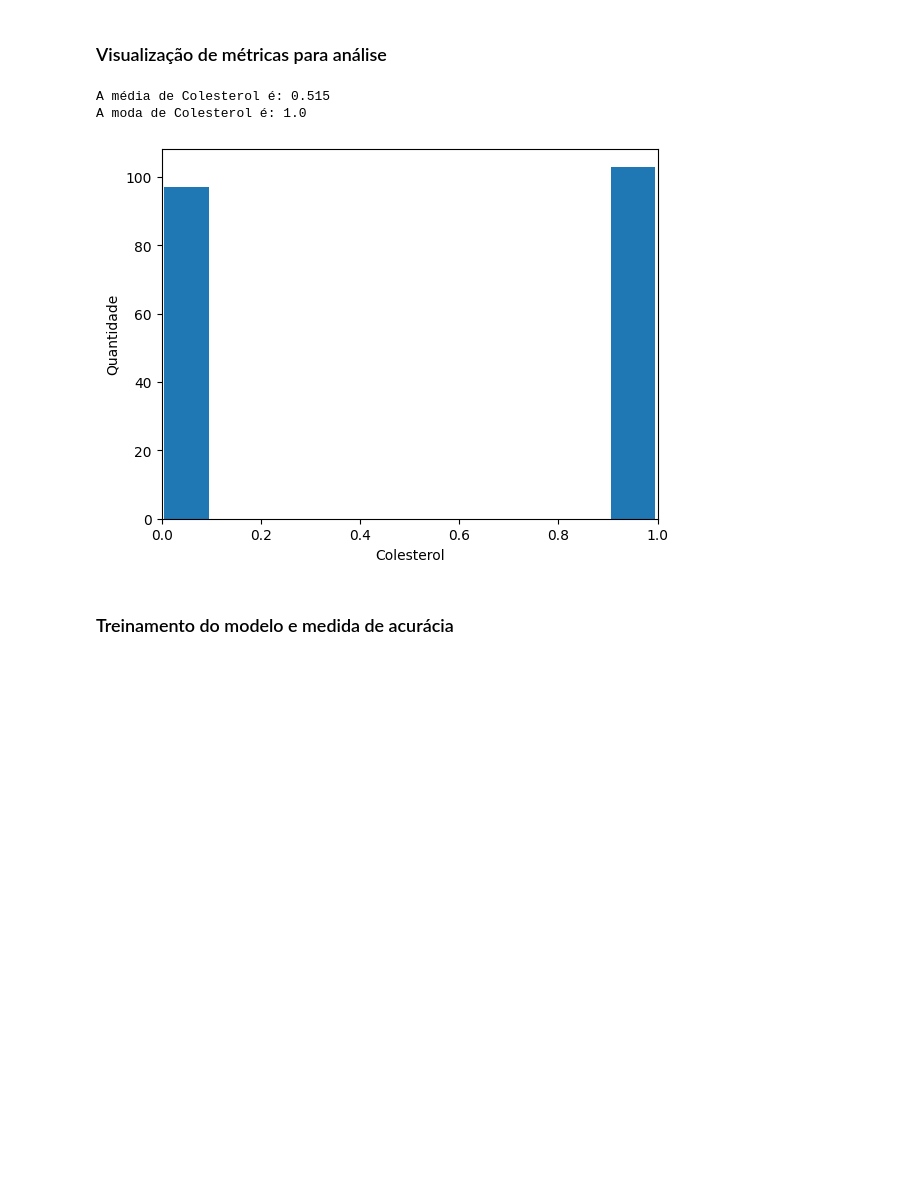
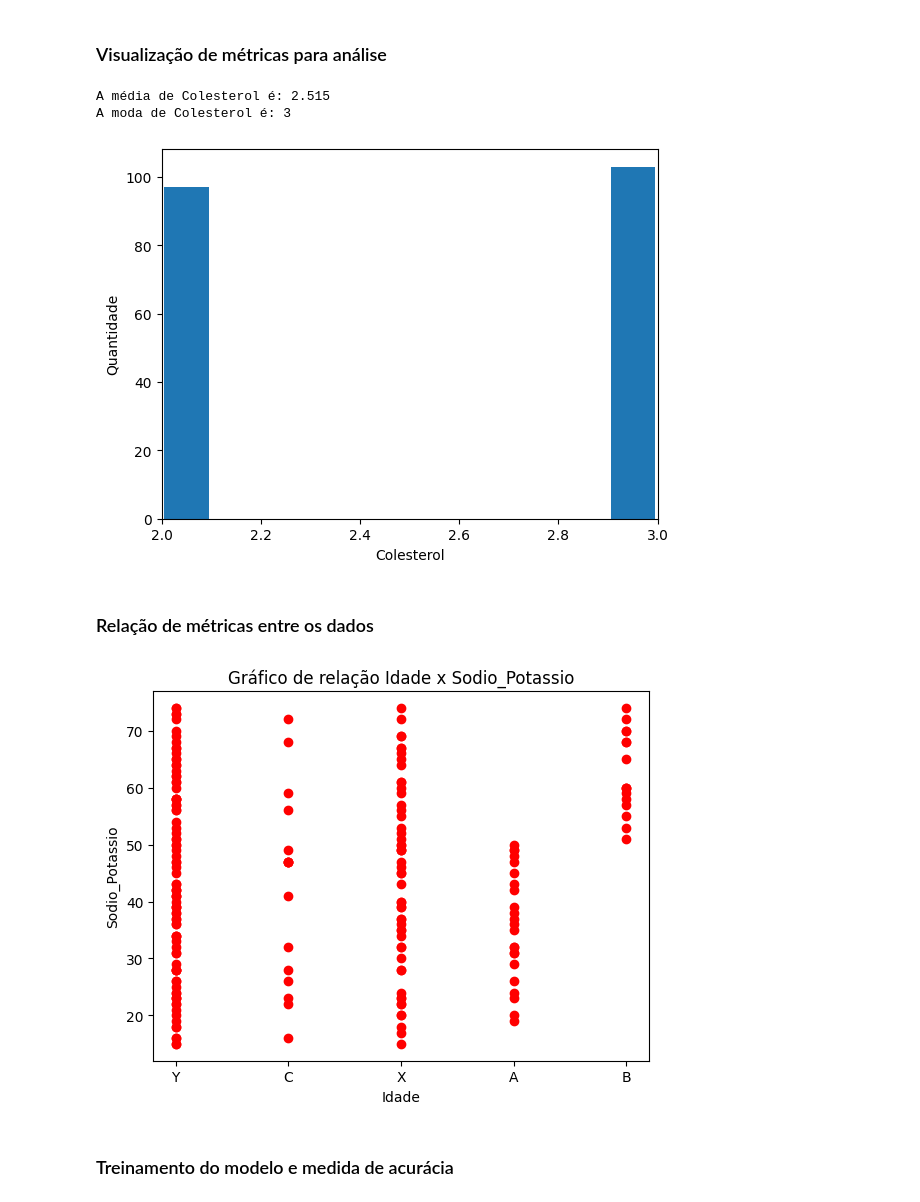
Before and after one commit to gabrielhtres/drug_decision, a Jupyter notebook: drugDecision.ipynb, the cells around one changed output. Saved outputs shown, nothing was run; the diff lists cells and outputs as text; code cells hidden in the pictures; blank space fills up the shorter version.

Commit message:
Criado gráfico de relação de variáveis

```diff
--- a/drugDecision.ipynb
+++ b/drugDecision.ipynb
@@ -66,10 +66,10 @@ x = arquivo[["Idade", "Sexo", "PS", "Sodio_Potassio", "Colesterol"]]
 y = arquivo["Remédio"]
 
 # Normalizamos os dados numéricos
-scaler = MinMaxScaler()
-colunas_numeircas = x[["Idade", "PS", "Sodio_Potassio", "Colesterol"]].values
-dados_normalizados = scaler.fit_transform(colunas_numeircas)
-x[["Idade", "PS", "Sodio_Potassio", "Colesterol"]] = dados_normalizados
+# scaler = MinMaxScaler()
+# colunas_numeircas = x[["Idade", "PS", "Sodio_Potassio", "Colesterol"]].values
+# dados_normalizados = scaler.fit_transform(colunas_numeircas)
+# x[["Idade", "PS", "Sodio_Potassio", "Colesterol"]] = dados_normalizados
 
 
 
@@ -91,9 +91,30 @@ moda = x[coluna].mode()[0]
 print('A média de ' + coluna + ' é: ' + str(media))
 print('A moda de ' + coluna + ' é: ' + str(moda))
 # %% [output]
-A média de Colesterol é: 0.515
-A moda de Colesterol é: 1.0
+A média de Colesterol é: 2.515
+A moda de Colesterol é: 3
 [figure]
+# %% [markdown]
+### Relação de métricas entre os dados
+# %%
+# Plotamos um gráfico que mostra a relação entre duas colunas do dataset
+eixoX = "Idade"
+eixoY = "Sodio_Potassio"
+
+plt.scatter(x[eixoX], y, color='red', label='Conjunto 1')
+
+# Definir os rótulos dos eixos e título
+plt.xlabel(eixoX)
+plt.ylabel(eixoY)
+plt.title('Gráfico de relação ' + eixoX + " x " + eixoY)
+
+# Adicionar legenda
+# plt.legend()
+
+# Exibir o gráfico
+plt.show()
+# %% [output]
+[figure, added]
 # %% [markdown]
 ### Treinamento do modelo e medida de acurácia
 # %%
```
Also changed, not shown: 2 other files.
